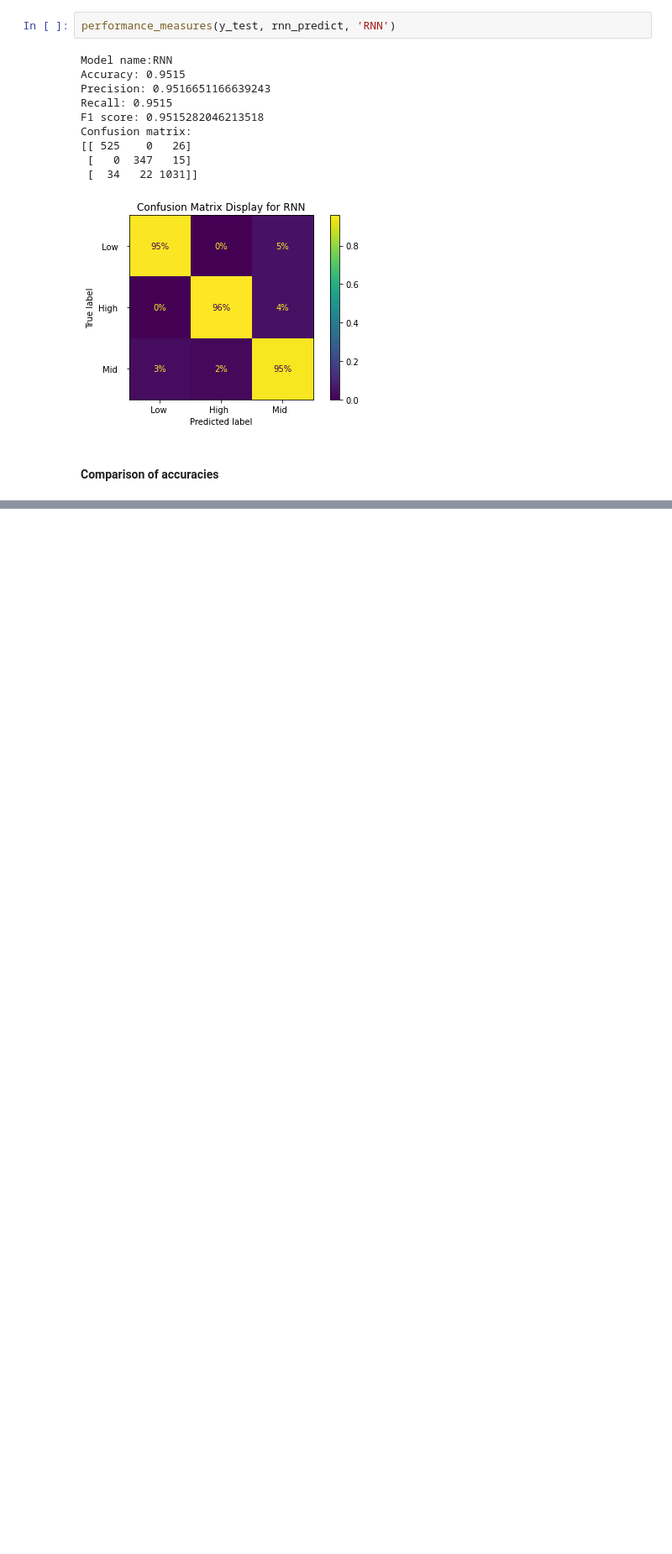
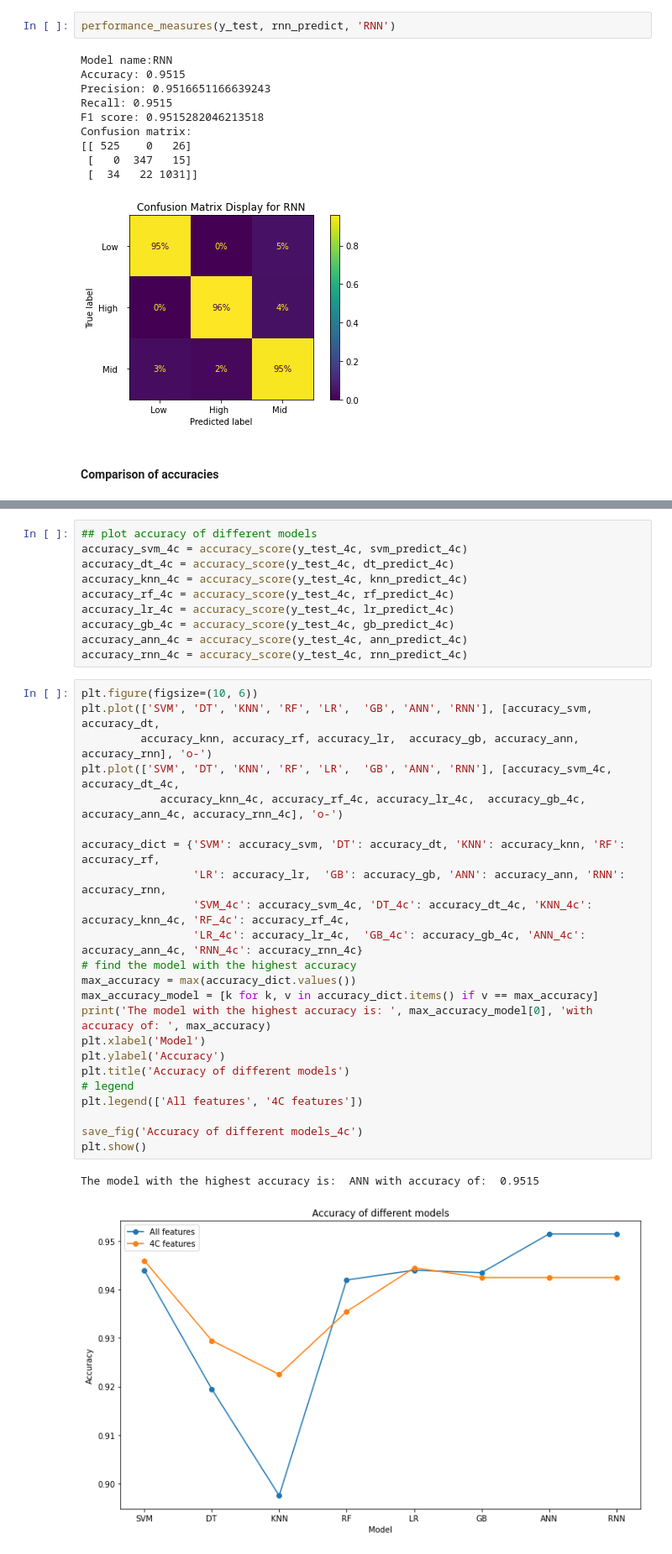
Before and after one commit to seanxuu/Machine-Learning-7126, a Jupyter notebook: assignment2.ipynb, the cells around one changed output, grey strips where cells are left out. Shown at 84% size. Saved outputs shown, nothing was run; the diff lists cells and outputs as text; blank space fills up the shorter version.

```diff
--- a/assignment2.ipynb
+++ b/assignment2.ipynb
@@ -416,0 +439,36 @@ with open('accuracy.csv', 'w', newline='') as f:
+# %%
+## plot accuracy of different models
+accuracy_svm_4c = accuracy_score(y_test_4c, svm_predict_4c)
+accuracy_dt_4c = accuracy_score(y_test_4c, dt_predict_4c)
+accuracy_knn_4c = accuracy_score(y_test_4c, knn_predict_4c)
+accuracy_rf_4c = accuracy_score(y_test_4c, rf_predict_4c)
+accuracy_lr_4c = accuracy_score(y_test_4c, lr_predict_4c)
+accuracy_gb_4c = accuracy_score(y_test_4c, gb_predict_4c)
+accuracy_ann_4c = accuracy_score(y_test_4c, ann_predict_4c)
+accuracy_rnn_4c = accuracy_score(y_test_4c, rnn_predict_4c)
+# %%
+plt.figure(figsize=(10, 6))
+plt.plot(['SVM', 'DT', 'KNN', 'RF', 'LR',  'GB', 'ANN', 'RNN'], [accuracy_svm, accuracy_dt,
+         accuracy_knn, accuracy_rf, accuracy_lr,  accuracy_gb, accuracy_ann, accuracy_rnn], 'o-')
+plt.plot(['SVM', 'DT', 'KNN', 'RF', 'LR',  'GB', 'ANN', 'RNN'], [accuracy_svm_4c, accuracy_dt_4c,
+            accuracy_knn_4c, accuracy_rf_4c, accuracy_lr_4c,  accuracy_gb_4c, accuracy_ann_4c, accuracy_rnn_4c], 'o-')
+
+accuracy_dict = {'SVM': accuracy_svm, 'DT': accuracy_dt, 'KNN': accuracy_knn, 'RF': accuracy_rf,
+                 'LR': accuracy_lr,  'GB': accuracy_gb, 'ANN': accuracy_ann, 'RNN': accuracy_rnn,
+                 'SVM_4c': accuracy_svm_4c, 'DT_4c': accuracy_dt_4c, 'KNN_4c': accuracy_knn_4c, 'RF_4c': accuracy_rf_4c,
+                 'LR_4c': accuracy_lr_4c,  'GB_4c': accuracy_gb_4c, 'ANN_4c': accuracy_ann_4c, 'RNN_4c': accuracy_rnn_4c}
+# find the model with the highest accuracy
+max_accuracy = max(accuracy_dict.values())
+max_accuracy_model = [k for k, v in accuracy_dict.items() if v == max_accuracy]
+print('The model with the highest accuracy is: ', max_accuracy_model[0], 'with accuracy of: ', max_accuracy)
+plt.xlabel('Model')
+plt.ylabel('Accuracy')
+plt.title('Accuracy of different models')
+# legend
+plt.legend(['All features', '4C features'])
+
+save_fig('Accuracy of different models_4c')
+plt.show()
+# %% [output]
+The model with the highest accuracy is:  ANN with accuracy of:  0.9515
+[figure, added]
```
Also changed, not shown: parts of 7 cells of this notebook, 2 other files.
